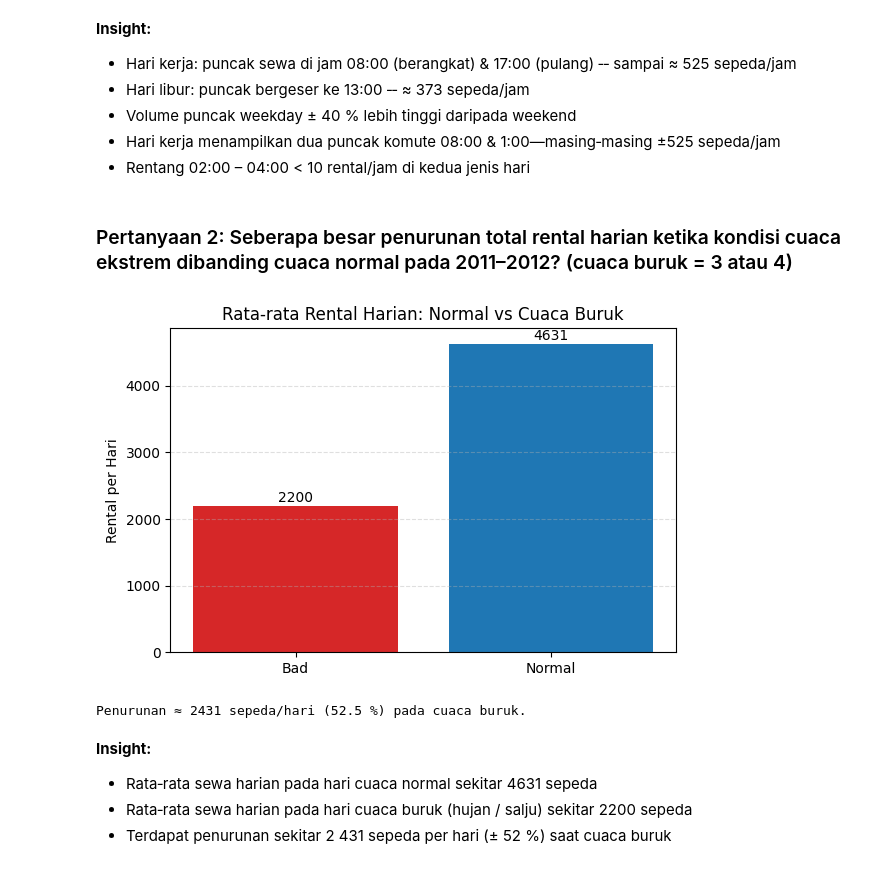
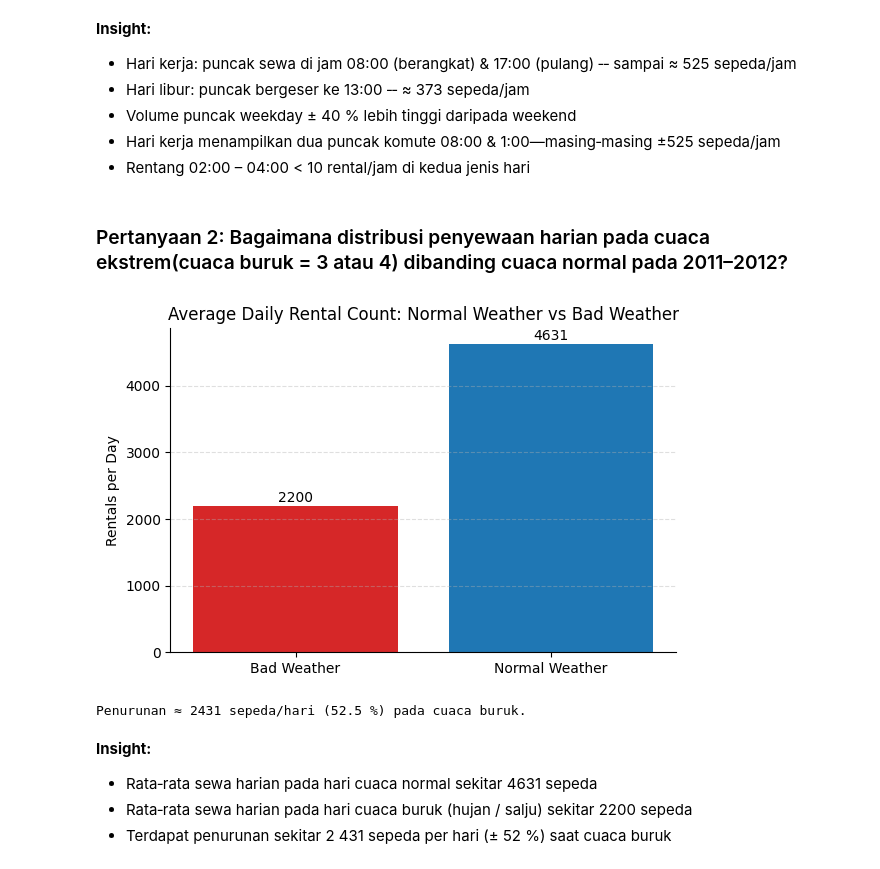
Before and after one commit to AliNicholas/Bike_Sharing_Final_Submission, a Jupyter notebook: notebook.ipynb, the cells around one changed output. Cells and saved outputs as stored; diff of their text form; code cells hidden in the pictures.

```diff
--- a/notebook.ipynb
+++ b/notebook.ipynb
@@ -475,29 +479,32 @@ Puncak Holiday : 13:00, ≈ 373 sepeda/jam
 - Hari kerja menampilkan dua puncak komute 08:00 & 1:00—masing‑masing ±525 sepeda/jam
 - Rentang 02:00 – 04:00 < 10 rental/jam di kedua jenis hari
 # %% [markdown]
-### Pertanyaan 2: Seberapa besar penurunan total rental harian ketika kondisi cuaca ekstrem dibanding cuaca normal pada 2011–2012? (cuaca buruk = 3 atau 4)
+### Pertanyaan 2: Bagaimana distribusi penyewaan harian pada cuaca ekstrem(cuaca buruk = 3 atau 4) dibanding cuaca normal pada 2011–2012?
 # %%
 mean_normal = eda2.loc[eda2['weather_group']=='Normal', 'daily_rental'].iloc[0]
 mean_bad    = eda2.loc[eda2['weather_group']=='Bad',    'daily_rental'].iloc[0]
 drop_abs  = mean_normal - mean_bad
 drop_pct  = drop_abs / mean_normal * 100
 
 fig, ax = plt.subplots(figsize=(6,4))
 ax.bar(eda2['weather_group'], eda2['daily_rental'],
        color=['tab:red','tab:blue'])
 for i,v in eda2.iterrows():
     ax.text(i, v['daily_rental']+50, f"{v['daily_rental']:.0f}",
             ha='center', fontsize=10)
 
-ax.set_title('Rata‑rata Rental Harian: Normal vs Cuaca Buruk')
-ax.set_ylabel('Rental per Hari')
+ax.set_title('Average Daily Rental Count: Normal Weather vs Bad Weather')
+ax.set_ylabel('Rentals per Day')
 ax.grid(axis='y', ls='--', alpha=0.4)
+ax.spines["top"].set_visible(False)
+ax.spines["right"].set_visible(False)
+ax.set_xticklabels(["Bad Weather", "Normal Weather"])
 plt.tight_layout()
 plt.show()
 
 print(f"Penurunan ≈ {drop_abs:.0f} sepeda/hari ({drop_pct:.1f} %) pada cuaca buruk.")
 # %% [output]
-[figure, old version]
+[figure, new version]
 Penurunan ≈ 2431 sepeda/hari (52.5 %) pada cuaca buruk.
 # %% [markdown]
 **Insight:**
```
Also changed, not shown: parts of 8 cells of this notebook, 2 other files.
